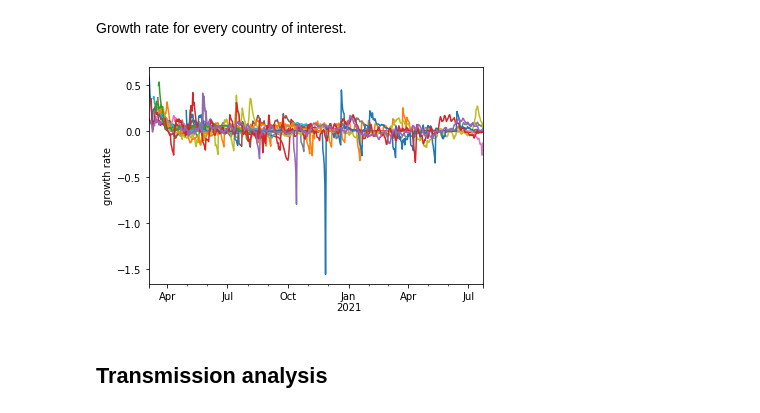
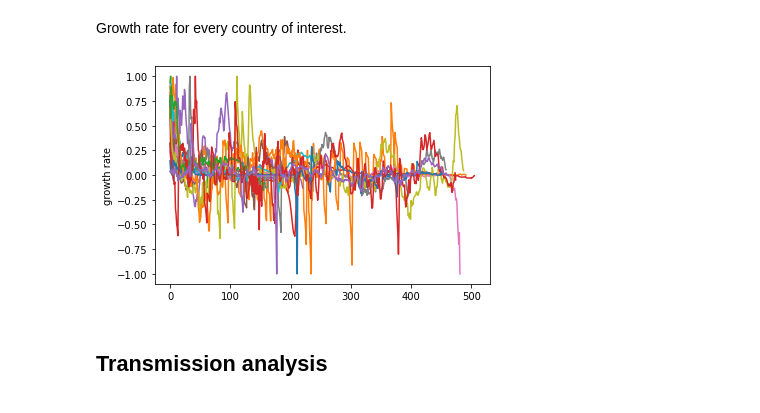
Before and after one commit to alexmadrinanfdez/covid-policy-analysis, a Jupyter notebook: linear-analysis.ipynb, the cells around one changed output. Saved outputs shown, nothing was run; the diff lists cells and outputs as text; code cells hidden in the pictures.

```diff
--- a/linear-analysis.ipynb
+++ b/linear-analysis.ipynb
@@ -702,20 +695,23 @@ def data_from(iso, t0, tr, t_d, y):
 
   return pol_t, y_t
 
-# to do: add day-of-the-week info
 def preprocess(pol_t, y_t):
   'Transform data to feed the model.'
 
   pol_t.fillna(method='pad', inplace=True) # back fill
-  pol_scaled = minmax_scale(pol_t[1:])     # match vars length at scaling
+  pol_norm = maxabs_scale(pol_t[1:])       # match vars length at scaling
+  y_norm = maxabs_scale(y_t)
 
+  # day = y_t[1:].index.weekday.values.reshape(-1, 1)
+  # ohe = OneHotEncoder(sparse=False).fit_transform(day)
+  # ohe_str = [f'weekday {d+1}' for d in range(7)]
+  td1 = y_norm[:-1].reshape(-1, 1)
   # group data
-  td1 = y_t[:-1].values.reshape(-1, 1)
-  arr = np.hstack([pol_scaled, td1])
-  col = np.append(chx_str, 'last')
+  arr = np.hstack([pol_norm, td1])
+  col = chx_str + ['last']
   df = pd.DataFrame(arr, columns=col)
 
-  return df.iloc[:, :-1], y_t[1:] # not using previous value
+  return df, y_norm[1:] # not using previous value
 
 def _print_model(name, value, score):
   print('Coefficients\n------------')
@@ -782,8 +778,8 @@ for cc in cc_dict:
     kf = KFold(shuffle=True)
     cv_kf = []
     for train_idx, test_idx in kf.split(X):
-      fit = lin.fit(X.values[train_idx], y.values[train_idx])
-      kf_score = fit.score(X.values[test_idx], y.values[test_idx])
+      fit = lin.fit(X.iloc[train_idx], y[train_idx])
+      kf_score = fit.score(X.iloc[test_idx], y[test_idx])
       cv_kf.append(kf_score)
       # to do: filter negative values
       score = np.asarray(cv_kf).mean()
@@ -807,7 +803,7 @@ cv_arr.mean()
 y_df = gr
 cv_arr = []
 grid = {'tr': [0.1, 0.25, 0.5, 1, 2.5], 'delay': [9, 12, 15, 18, 21]}
-lasso = LassoCV(cv=KFold(shuffle=True), max_iter=10**5)
+lasso = LassoCV(cv=KFold(shuffle=True), max_iter=10**4)
 for cc in cc_dict:
   cv_cc = []
   for par in list(ParameterGrid(grid)):
@@ -816,8 +812,8 @@ for cc in cc_dict:
     kf = KFold(shuffle=True)
     cv_kf = []
     for train_idx, test_idx in kf.split(X):
-      fit = lasso.fit(X.values[train_idx], y.values[train_idx])
-      kf_score = fit.score(X.values[test_idx], y.values[test_idx])
+      fit = lasso.fit(X.iloc[train_idx], y[train_idx])
+      kf_score = fit.score(X.iloc[test_idx], y[test_idx])
       cv_kf.append(kf_score)
       score = np.asarray(cv_kf).mean()
     cv_cc.append(score)
@@ -909,7 +909,7 @@ for reg, X, y in models:
 # %% [markdown]
 Textual representation of the model.
 # %%
-idx = 5 # country index
+idx = -5 # country index
 cci = list(cc_dict.keys())[idx]
 initial_model(cci, print=True)
 # %% [output]
@@ -967,11 +973,11 @@ Growth rate for every country of interest.
 # %%
 for cc in cc_dict:
   model, X, y = initial_model(cc)
-  y.plot()
+  plt.plot(y)
 plt.ylabel('growth rate')
 plt.show()
 # %% [output]
-[figure, old version]
+[figure, new version]
 # %% [markdown]
 ## Transmission analysis
 # %% [markdown]
```
Also changed, not shown: parts of 55 cells of this notebook.
